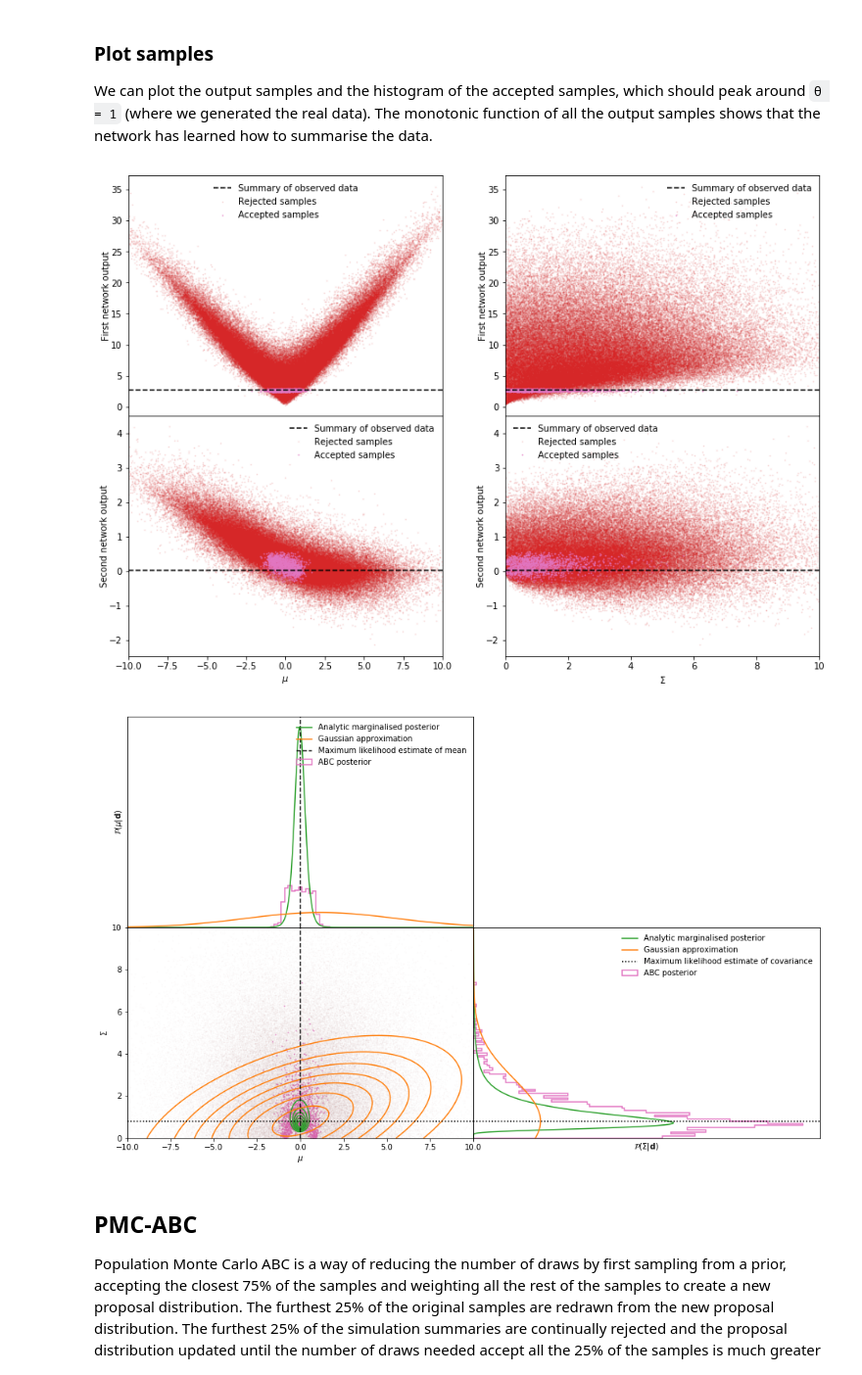
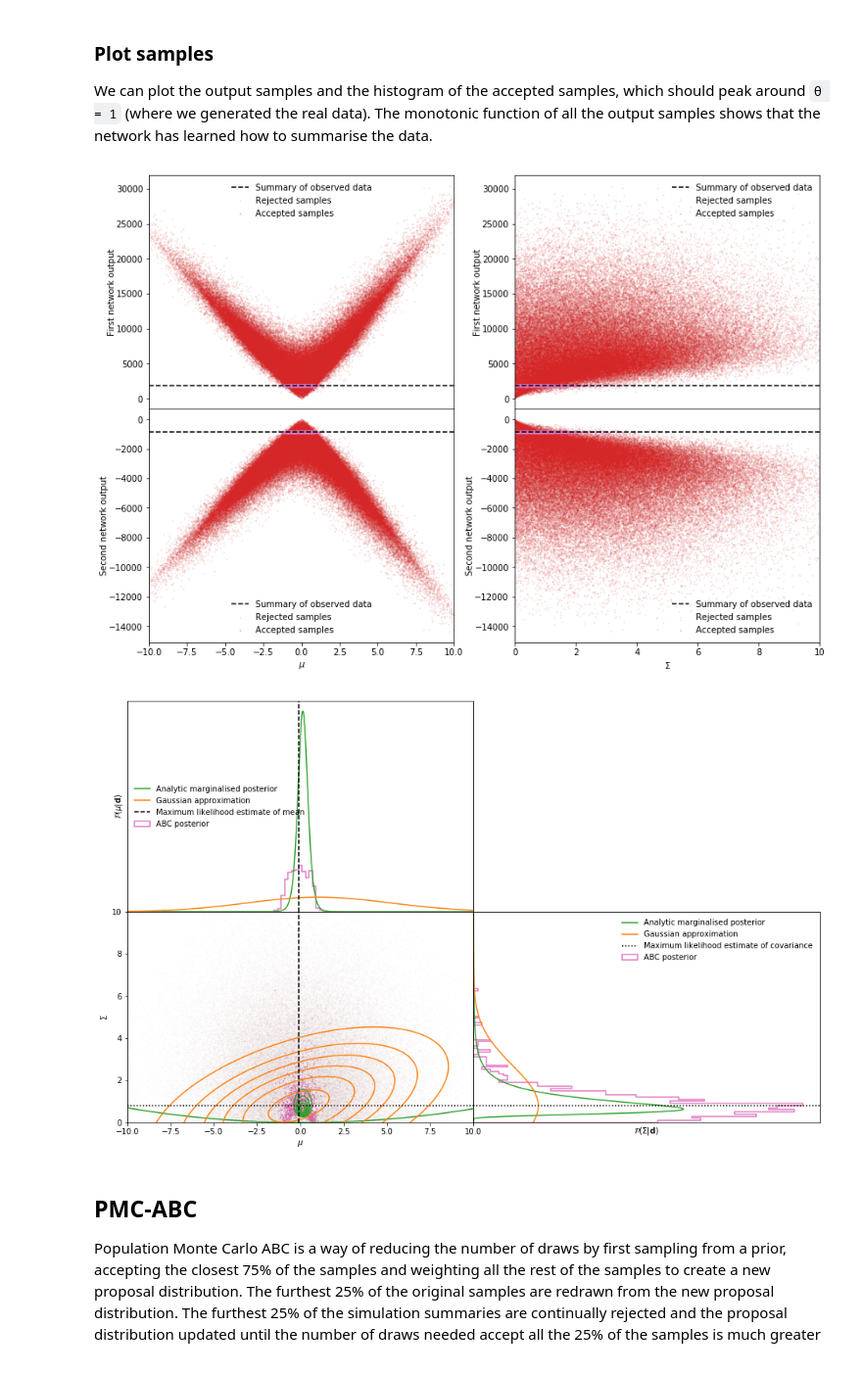
Before and after one commit to tomcharnock/IMNN, a Jupyter notebook: IMNN.ipynb, the cells around one changed output. Shown at 98% size. Drawn from its saved outputs; the diff is of its cells as text; code cells hidden in the pictures.

```diff
--- a/IMNN.ipynb
+++ b/IMNN.ipynb
@@ -85,11 +85,11 @@ The posterior distribution for this data (normalised to integrate to 1) is
 μ_array = np.linspace(-10, 10, 1000)
 Σ_array = np.linspace(0.001, 10, 1000)
 
-parameter_grid = np.array(np.meshgrid(μ_array, Σ_array))
+parameter_grid = np.array(np.meshgrid(μ_array, Σ_array, indexing = "ij"))
 dx = (μ_array[1] - μ_array[0]) * (Σ_array[1] - Σ_array[0])
 
-analytic_posterior = np.exp(-0.5 * (np.sum((real_data[0][:, np.newaxis] - parameter_grid[0, 0, :][np.newaxis, :])**2., axis = 0)[:, np.newaxis] / parameter_grid[1, :, 0][np.newaxis, :] + real_data.shape[1] * np.log(2. * np.pi * parameter_grid[1, :, 0][np.newaxis, :])))
-analytic_posterior = analytic_posterior / np.sum(analytic_posterior * dx)
+analytic_posterior = np.exp(-0.5 * (np.sum((real_data[0][:, np.newaxis] - parameter_grid[0, :, 0][np.newaxis, :])**2., axis = 0)[:, np.newaxis] / parameter_grid[1, 0, :][np.newaxis, :] + real_data.shape[1] * np.log(2. * np.pi * parameter_grid[1, 0, :][np.newaxis, :])))
+analytic_posterior = analytic_posterior.T / np.sum(analytic_posterior * dx)
 # %%
 fig, ax = plt.subplots(2, 2, figsize = (16, 10))
 plt.subplots_adjust(wspace = 0, hspace = 0)
@@ -352,9 +353,9 @@ The training can now be performed by passing the number of weight and bias updat
 
 Automatically, the training function can be rerun to continue training the network further.
 # %%
-updates = 10
+updates = 1000
 at_once = 1000
-learning_rate = 1e-3
+learning_rate = 1e-2
 
 n.train(updates, at_once, learning_rate, num_sims, num_partial_sims,
         num_validation_sims, num_validation_partial_sims,
@@ -476,7 +477,7 @@ abc.ABC(draws = 100000, at_once = True, save_sims = None)
 # %% [markdown]
 In ABC, draws are accepted if the distance between the simulation summary and the simulation of the real data are "close", i.e. smaller than some ϵ value, which is chosen somewhat arbitrarily.
 # %%
-ϵ = 1.
+ϵ = 500.
 accept_indices = np.argwhere(abc.ABC_dict["distances"] < ϵ)[:, 0]
 reject_indices = np.argwhere(abc.ABC_dict["distances"] >= ϵ)[:, 0]
 # %% [markdown]
@@ -514,41 +515,41 @@ ax[1, 1].set_ylabel('Second network output', labelpad = 0)
 ax[1, 1].set_xlim([0, 10])
 ax[1, 1].set_xlabel("$\Sigma$");
 # %% [output]
-[figure, old version]
+[figure, new version]
 # %%
 fig, ax = plt.subplots(2, 2, figsize = (16, 10))
 plt.subplots_adjust(wspace = 0, hspace = 0)
-ax[0, 0].plot(parameter_grid[0, 0, :], np.sum(analytic_posterior * (parameter_grid[0, 0, 1] - parameter_grid[0, 0, 0]), axis = 1), linewidth = 1.5, color = 'C2', label = "Analytic marginalised posterior")
-ax[0, 0].plot(grid[0, 0, :], np.sum(gaussian_approximation * (grid[0, 0, 1] - grid[0, 0, 0]), axis = 1), color = "C1", label = "Gaussian approximation")
+ax[0, 0].plot(parameter_grid[0, :, 0], np.sum(analytic_posterior * (parameter_grid[0, 1, 0] - parameter_grid[0, 0, 0]), axis = 0), linewidth = 1.5, color = 'C2', label = "Analytic marginalised posterior")
+ax[0, 0].plot(grid[0, :, 0], np.sum(gaussian_approximation * (grid[0, 1, 0] - grid[0, 0, 0]), axis = 0), color = "C1", label = "Gaussian approximation")
 ax[0, 0].hist(abc.ABC_dict["parameters"][accept_indices, 0], np.linspace(-10, 10, 100), histtype = u'step', density = True, linewidth = 1.5, color = "C6", label = "ABC posterior");
 ax[0, 0].axvline(abc.MLE[0, 0], linestyle = "dashed", color = "black", label = "Maximum likelihood estimate of mean")
-ax[0, 0].legend(frameon = False, loc = "upper right")
+ax[0, 0].legend(frameon = False)
 ax[0, 0].set_xlim([-10, 10])
 ax[0, 0].set_ylabel('$\\mathcal{P}(\\mu|{\\bf d})$')
 ax[0, 0].set_yticks([])
 ax[0, 0].set_xticks([])
 ax[1, 0].set_xlabel('$\mu$');
 ax[1, 0].set_ylim([0, 10])
 ax[1, 0].set_ylabel('$\Sigma$')
 ax[1, 0].set_xlim([-10, 10])
 ax[1, 0].scatter(abc.ABC_dict["parameters"][accept_indices, 0], abc.ABC_dict["parameters"][accept_indices, 1], color = "C6", s = 1, alpha = 0.5)
 ax[1, 0].scatter(abc.ABC_dict["parameters"][reject_indices, 0], abc.ABC_dict["parameters"][reject_indices, 1], color = "C3", s = 1, alpha = 0.01)
-ax[1, 0].contour(parameter_grid[0, 0, :], parameter_grid[1, :, 0], analytic_posterior.T, colors = "C2")
-ax[1, 0].contour(grid[0, 0, :], grid[1, :, 0], gaussian_approximation.T, colors = "C1")
+ax[1, 0].contour(parameter_grid[0, :, 0], parameter_grid[1, 0, :], analytic_posterior, colors = "C2")
+ax[1, 0].contour(grid[0, :, 0], grid[1, 0, :], gaussian_approximation, colors = "C1")
 ax[1, 0].axvline(abc.MLE[0, 0], linestyle = "dashed", color = "black", label = "Maximum likelihood estimate of mean")
 ax[1, 0].axhline(abc.MLE[0, 1], linestyle = "dotted", color = "black", label = "Maximum likelihood estimate of covariance")
 ax[1, 1].hist(abc.ABC_dict["parameters"][accept_indices, 1], np.linspace(0, 10, 100), histtype = u'step', orientation="horizontal", density = True, linewidth = 1.5, color = "C6", label = "ABC posterior");
-ax[1, 1].plot(np.sum(analytic_posterior * (parameter_grid[1, 1, 0] - parameter_grid[1, 0, 0]), axis = 0), parameter_grid[1, :, 0], linewidth = 1.5, color = 'C2', label = "Analytic marginalised posterior")
-ax[1, 1].plot(np.sum(gaussian_approximation * (grid[1, 1, 0] - grid[1, 0, 0]), axis = 0), grid[1, :, 0], color = "C1", label = "Gaussian approximation")
+ax[1, 1].plot(np.sum(analytic_posterior * (parameter_grid[1, 0, 1] - parameter_grid[1, 0, 0]), axis = 1), parameter_grid[1, 0, :], linewidth = 1.5, color = 'C2', label = "Analytic marginalised posterior")
+ax[1, 1].plot(np.sum(gaussian_approximation * (grid[1, 0, 1] - grid[1, 0, 0]), axis = 1), grid[1, 0, :], color = "C1", label = "Gaussian approximation")
 ax[1, 1].axhline(abc.MLE[0, 1], linestyle = "dotted", color = "black", label = "Maximum likelihood estimate of covariance")
 ax[1, 1].legend(frameon = False)
 ax[1, 1].set_ylim([0, 10])
 ax[1, 1].set_xlabel('$\\mathcal{P}(\\Sigma|{\\bf d})$')
 ax[1, 1].set_xticks([])
 ax[1, 1].set_yticks([])
 ax[0, 1].axis("off");
 # %% [output]
-[figure, old version]
+[figure, new version]
 # %% [markdown]
 ## PMC-ABC
 Population Monte Carlo ABC is a way of reducing the number of draws by first sampling from a prior, accepting the closest 75% of the samples and weighting all the rest of the samples to create a new proposal distribution. The furthest 25% of the original samples are redrawn from the new proposal distribution. The furthest 25% of the simulation summaries are continually rejected and the proposal distribution updated until the number of draws needed accept all the 25% of the samples is much greater than this number of samples. This ratio is called the criterion.
```
Also changed, not shown: parts of 14 cells of this notebook, 6 other files.
